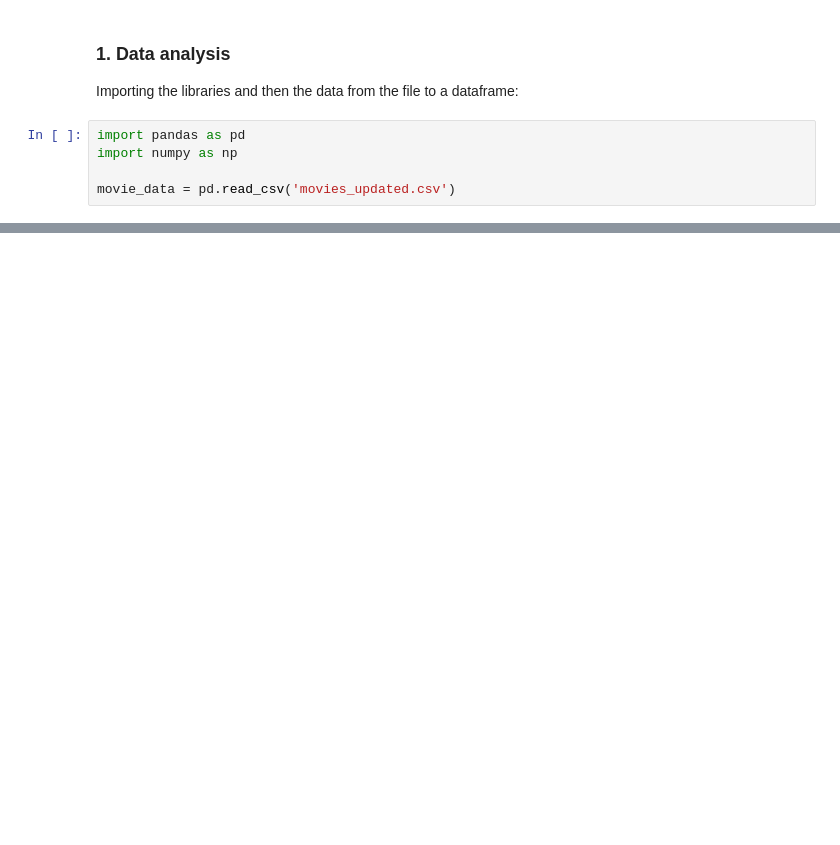
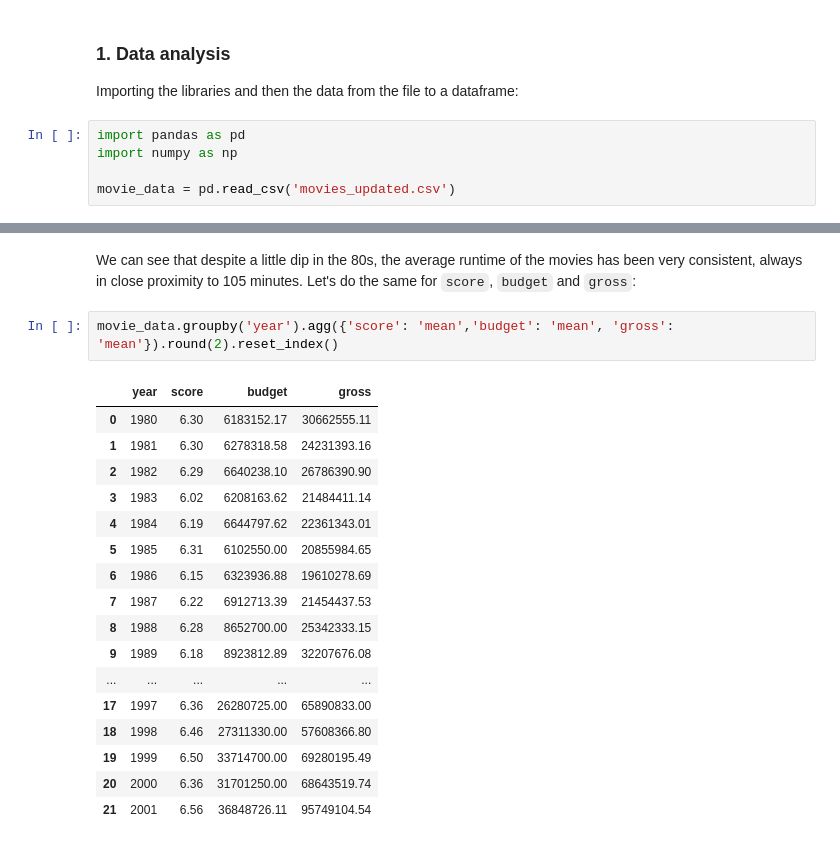
Before and after one commit to wilson-inacio/Movie-Visualizations, a Jupyter notebook: Movie-Data.ipynb, the cells around one changed output, grey strips where cells are left out. Saved outputs shown, nothing was run; the diff lists cells and outputs as text; blank space fills up the shorter version.

```diff
--- a/Movie-Data.ipynb
+++ b/Movie-Data.ipynb
@@ -59,0 +351,23 @@ dtype: int64
+# %% [markdown]
+We can see that despite a little dip in the 80s, the average runtime of the movies has been very consistent, always in close proximity to 105 minutes.
+Let's do the same for `score`, `budget` and `gross`:
+# %%
+movie_data.groupby('year').agg({'score': 'mean','budget': 'mean', 'gross': 'mean'}).round(2).reset_index()
+# %% [output]
+|  | year | score | budget | gross |
+| 0 | 1980 | 6.30 | 6183152.17 | 30662555.11 |
+| 1 | 1981 | 6.30 | 6278318.58 | 24231393.16 |
+| 2 | 1982 | 6.29 | 6640238.10 | 26786390.90 |
+| 3 | 1983 | 6.02 | 6208163.62 | 21484411.14 |
+| 4 | 1984 | 6.19 | 6644797.62 | 22361343.01 |
+| 5 | 1985 | 6.31 | 6102550.00 | 20855984.65 |
+| 6 | 1986 | 6.15 | 6323936.88 | 19610278.69 |
+| 7 | 1987 | 6.22 | 6912713.39 | 21454437.53 |
+| 8 | 1988 | 6.28 | 8652700.00 | 25342333.15 |
+| 9 | 1989 | 6.18 | 8923812.89 | 32207676.08 |
+| ... | ... | ... | ... | ... |
+| 17 | 1997 | 6.36 | 26280725.00 | 65890833.00 |
+| 18 | 1998 | 6.46 | 27311330.00 | 57608366.80 |
+| 19 | 1999 | 6.50 | 33714700.00 | 69280195.49 |
+| 20 | 2000 | 6.36 | 31701250.00 | 68643519.74 |
+| 21 | 2001 | 6.56 | 36848726.11 | 95749104.54 |
```
Also changed, not shown: parts of 56 cells of this notebook, 1 other file.
